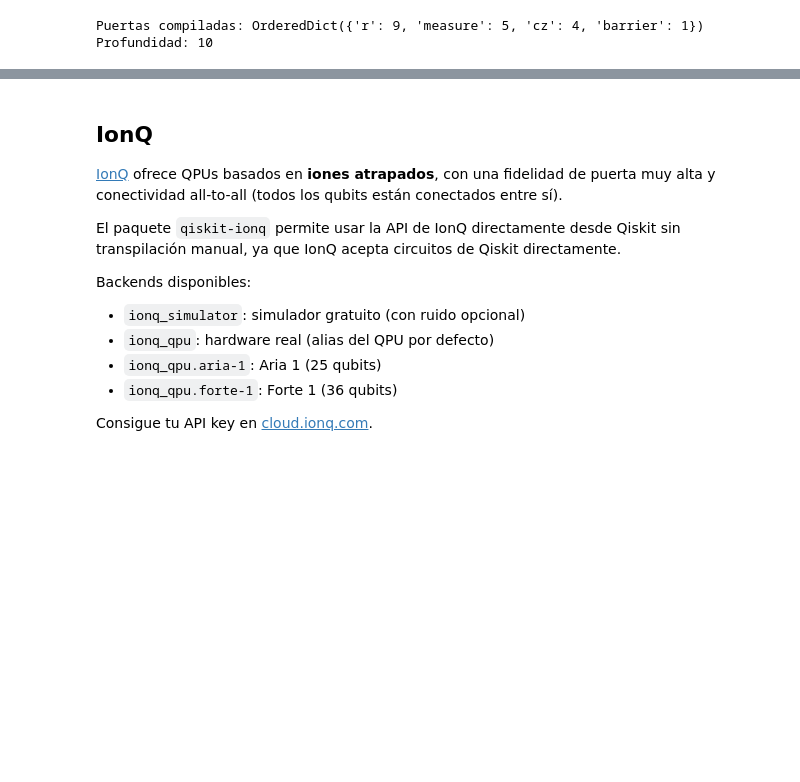
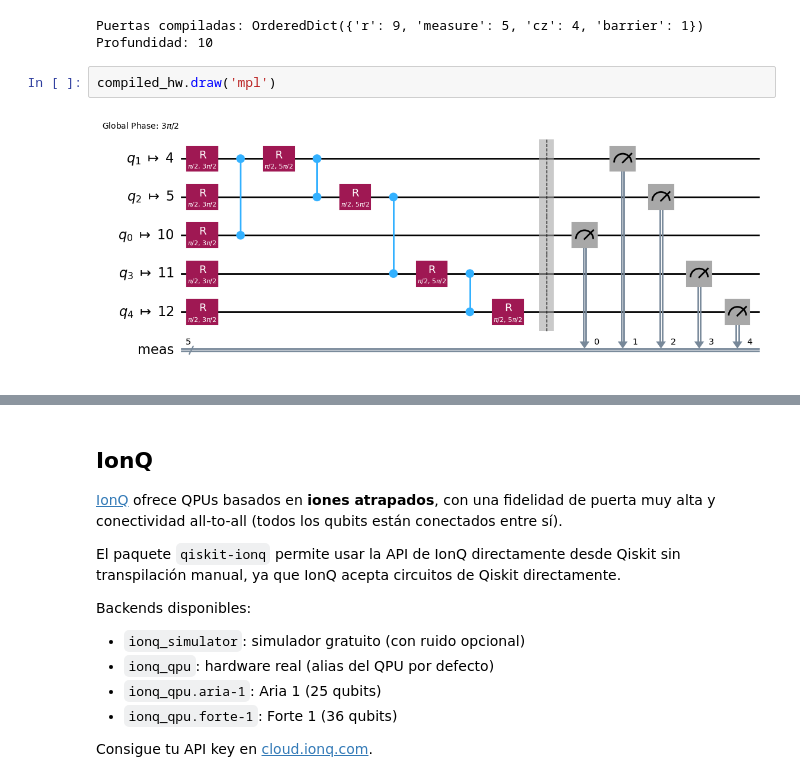
Before and after one commit to IraitzM/gaia-workshop-tech, a Jupyter notebook: 01-del-portatil-a-la-qpu/notebooks/02-iqm-ionq-submission.ipynb, the cells around one changed output, grey strips where cells are left out. Cells and saved outputs as stored; diff of their text form; blank space fills up the shorter version.

```diff
--- a/01-del-portatil-a-la-qpu/notebooks/02-iqm-ionq-submission.ipynb
+++ b/01-del-portatil-a-la-qpu/notebooks/02-iqm-ionq-submission.ipynb
@@ -125,6 +144,10 @@ else:
 # %% [output]
 Puertas compiladas: OrderedDict({'r': 9, 'measure': 5, 'cz': 4, 'barrier': 1})
 Profundidad: 10
+# %%
+compiled_hw.draw('mpl')
+# %% [output]
+[figure, added]
 # %%
 SHOTS = 1000
 
```
Also changed, not shown: parts of 6 cells of this notebook.
